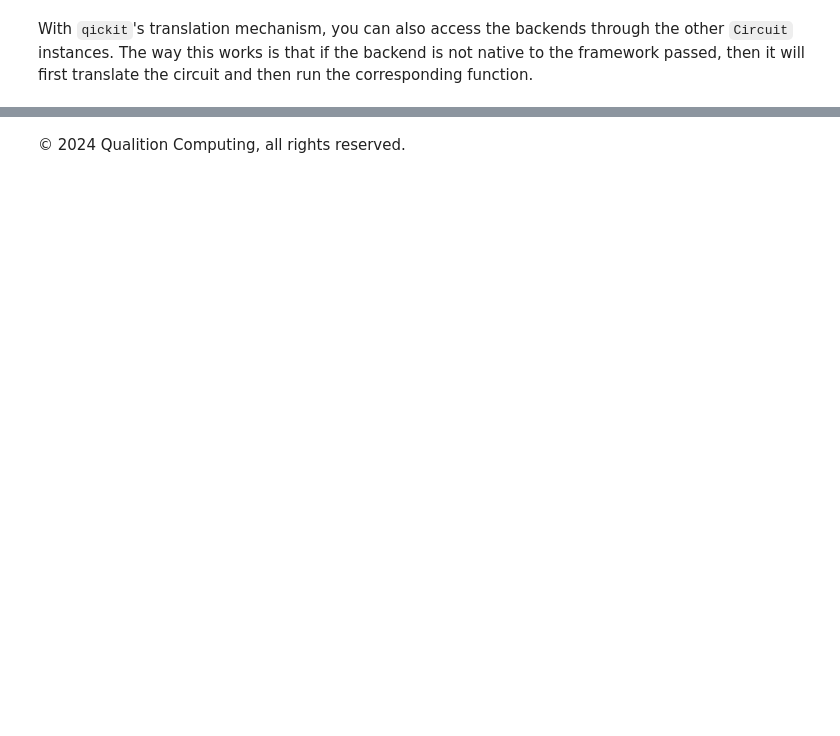
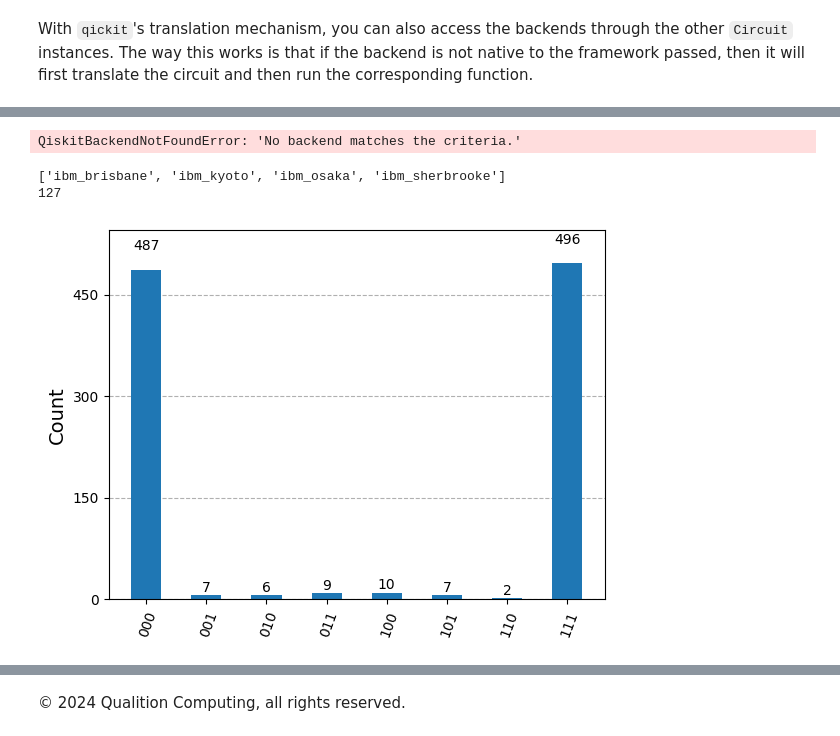
Before and after one commit to Qualition/quick, a Jupyter notebook: notebooks/Running Quantum Circuits.ipynb, the cells around one changed output, grey strips where cells are left out. Cells and saved outputs as stored; diff of their text form; code cells hidden in the pictures; blank space fills up the shorter version.

```diff
--- a/notebooks/Running Quantum Circuits.ipynb
+++ b/notebooks/Running Quantum Circuits.ipynb
@@ -111,0 +123,53 @@ plt.show()
+# %%
+# Define a `FakeIBMBackend` instance
+fake_ibm_backend = FakeIBMBackend("ibmq_manila", qiskit_runtime=service)
+
+# Get the counts of the circuit
+counts = fake_ibm_backend.get_counts(circuit=qiskit_circuit, num_shots=1024)
+
+plt.bar(counts.keys(), counts.values())
+plt.xlabel('States')
+plt.ylabel('Counts')
+plt.title('Quantum State Counts')
+plt.show()
+# %% [output]
+QiskitBackendNotFoundError: 'No backend matches the criteria.'
+# %%
+from qiskit import QuantumCircuit
+from qiskit import transpile
+from qiskit.visualization import plot_histogram
+from qiskit_ibm_runtime import QiskitRuntimeService
+from qiskit_aer import AerSimulator
+
+
+# get a real backend from the runtime service
+service = QiskitRuntimeService(channel="ibm_quantum",
+                               token="2c11b9f7cc742584ff926085cc5d0c9b7c7cc02a1ed1f3ed1abc21d411aec4380d75cd8d01ac74a2a578e4dfe1d7aed2af004165845f4dd580aa6607174e893d")
+backends = service.backends()
+print([backend.name for backend in backends])
+backend = service.get_backend('ibm_brisbane')
+print(backend.num_qubits)
+
+# generate a simulator that mimics the real quantum system with the latest calibration results
+backend_sim = AerSimulator.from_backend(backend)
+
+# Create a simple circuit
+circuit = QuantumCircuit(3)
+circuit.h(0)
+circuit.cx(0,1)
+circuit.cx(0,2)
+circuit.measure_all()
+circuit.draw('mpl', style="iqp")
+
+# Transpile the ideal circuit to a circuit that can be directly executed by the backend
+transpiled_circuit = transpile(circuit, backend_sim)
+transpiled_circuit.draw('mpl', style="iqp")
+
+# Run the transpiled circuit using the simulated fake backend
+job = backend_sim.run(transpiled_circuit)
+counts = job.result().get_counts()
+plot_histogram(counts)
+# %% [output]
+['ibm_brisbane', 'ibm_kyoto', 'ibm_osaka', 'ibm_sherbrooke']
+127
+[figure, added]
```
Also changed, not shown: parts of 12 cells of this notebook, 23 other files.
